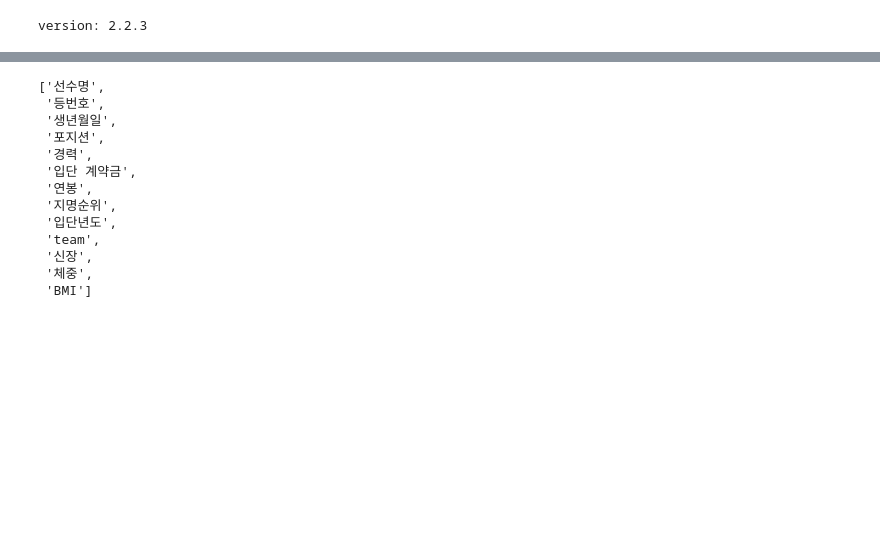
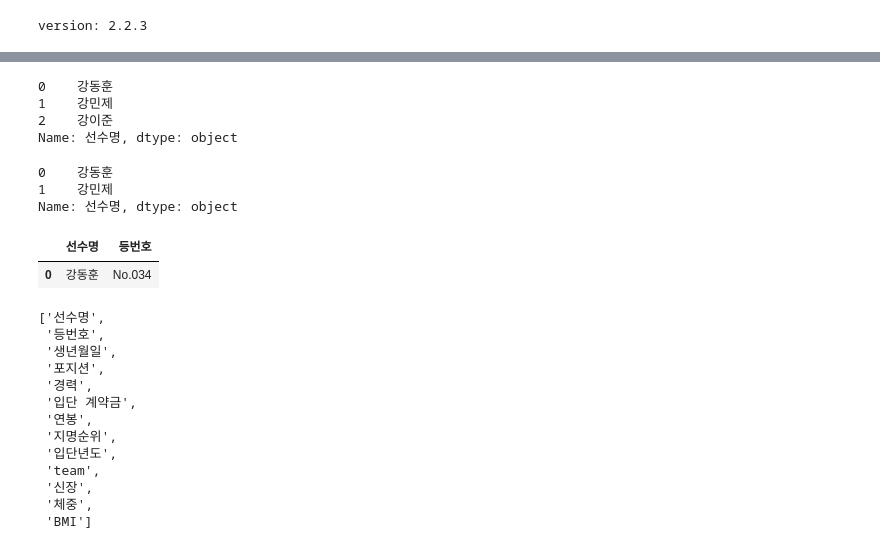
Before and after one commit to i-dongik/pandas-tutorial, a Jupyter notebook: 0.dataframe.ipynb, the cells around one changed output, grey strips where cells are left out. Cells and saved outputs as stored; diff of their text form; code cells hidden in the pictures; blank space fills up the shorter version.

```diff
--- a/0.exploring dataframe.ipynb
+++ b/0.dataframe.ipynb
@@ -26,3 +29,21 @@ KBO.tail(3)
+# %%
+KBO[KBO['체중'] > 80].loc[0:2, '선수명']
+# %% [output]
+0    강동훈
+1    강민제
+2    강이준
+Name: 선수명, dtype: object
+# %%
+KBO.loc[KBO['체중'] > 80, '선수명'][0:2]
+# %% [output]
+0    강동훈
+1    강민제
+Name: 선수명, dtype: object
+# %%
+KBO.iloc[0:1, 0:2]
+# %% [output]
+|  | 선수명 | 등번호 |
+| 0 | 강동훈 | No.034 |
 # %%
 cols = KBO.columns.to_list()
 cols
```
Also changed, not shown: parts of 2 cells of this notebook.
